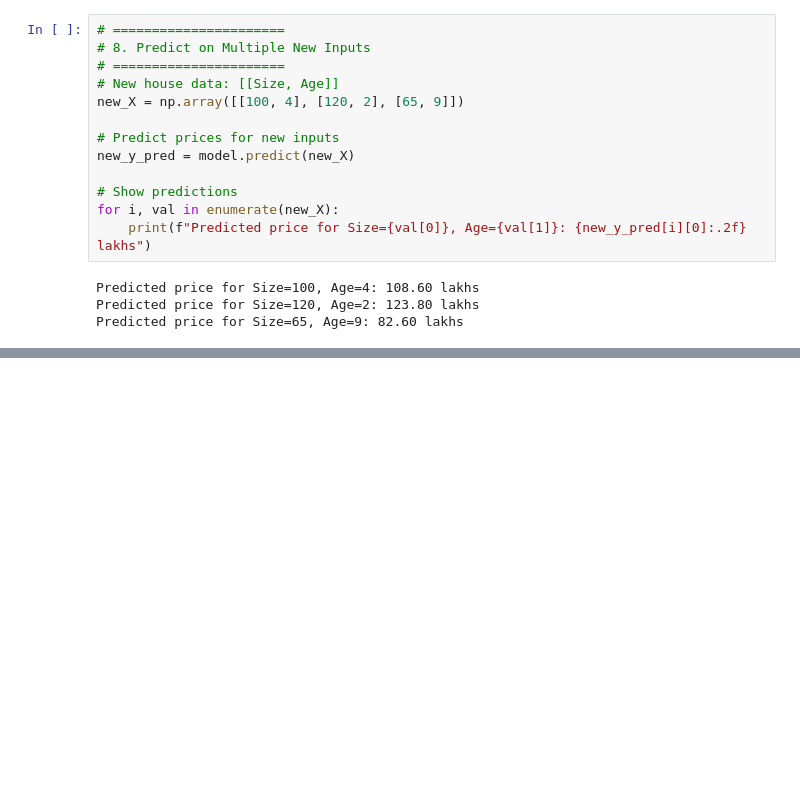
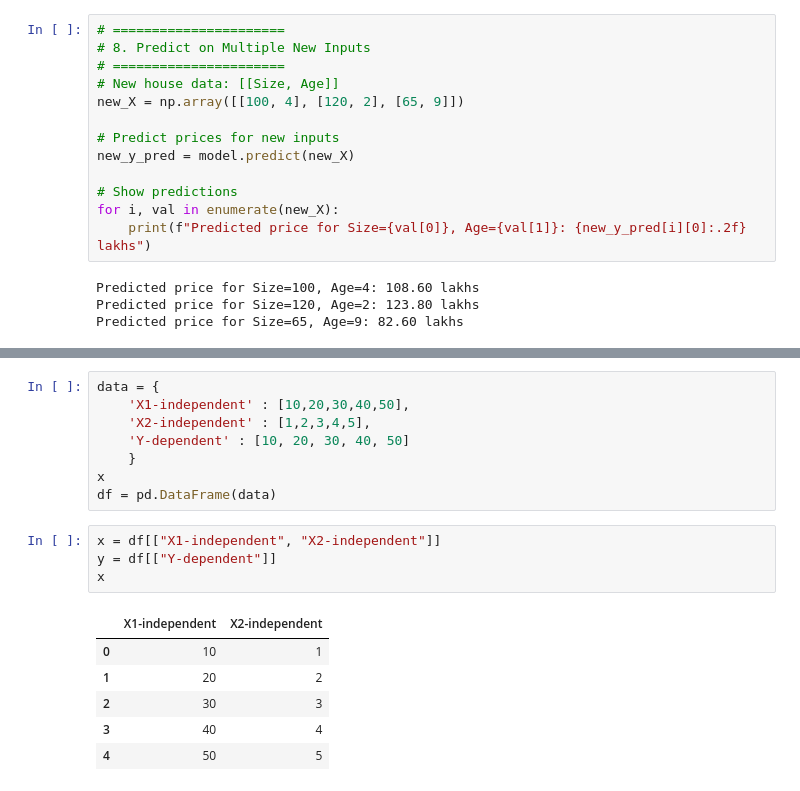
Before and after one commit to Innovate-With-Meet/ML_Library_26ap_80, a Jupyter notebook: LinearRegression.ipynb, the cells around one changed output, grey strips where cells are left out. Drawn from its saved outputs; the diff is of its cells as text; blank space fills up the shorter version.

```diff
--- a/LinearRegression.ipynb
+++ b/LinearRegression.ipynb
@@ -258,0 +270,19 @@ Predicted price for Size=65, Age=9: 82.60 lakhs
+# %%
+data = {
+    'X1-independent' : [10,20,30,40,50],
+    'X2-independent' : [1,2,3,4,5],
+    'Y-dependent' : [10, 20, 30, 40, 50]
+    }
+x
+df = pd.DataFrame(data)
+# %%
+x = df[["X1-independent", "X2-independent"]]
+y = df[["Y-dependent"]]
+x
+# %% [output]
+|  | X1-independent | X2-independent |
+| 0 | 10 | 1 |
+| 1 | 20 | 2 |
+| 2 | 30 | 3 |
+| 3 | 40 | 4 |
+| 4 | 50 | 5 |
```
Also changed, not shown: parts of 4 cells of this notebook.
